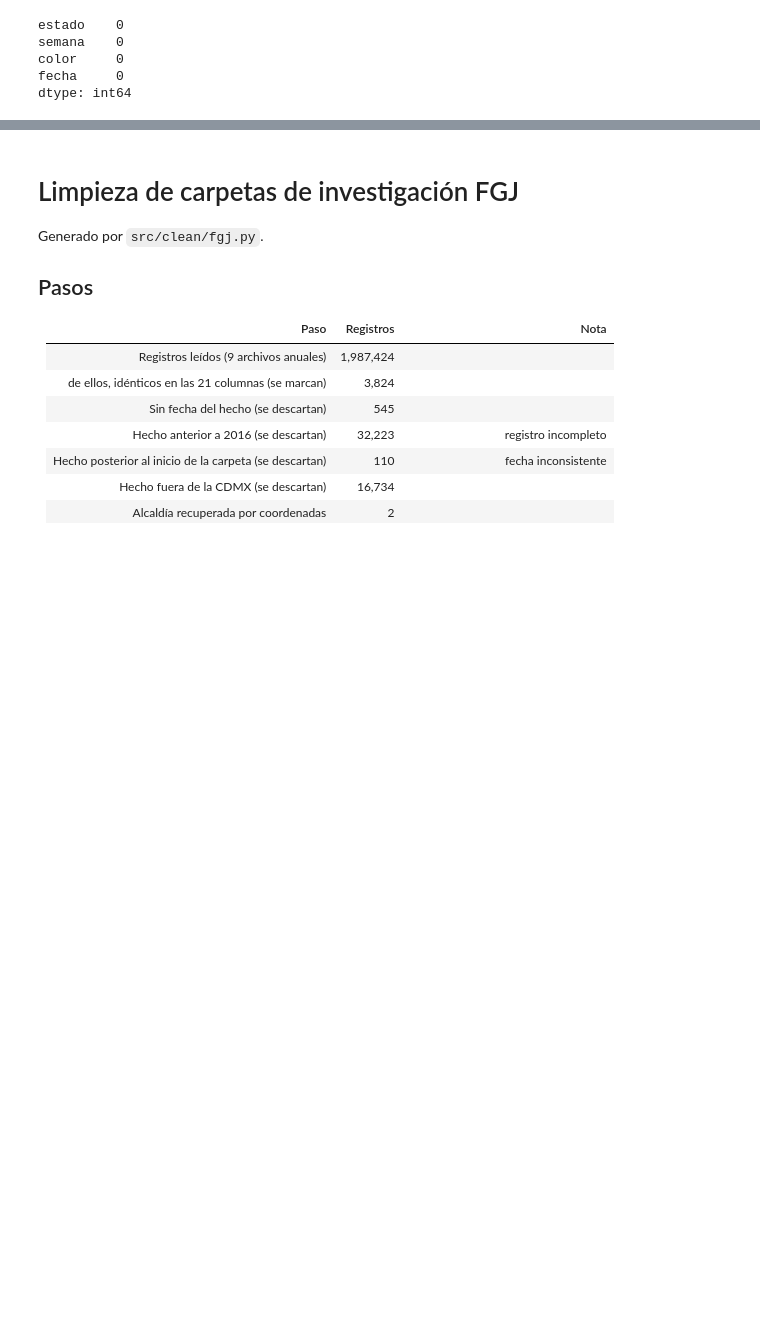
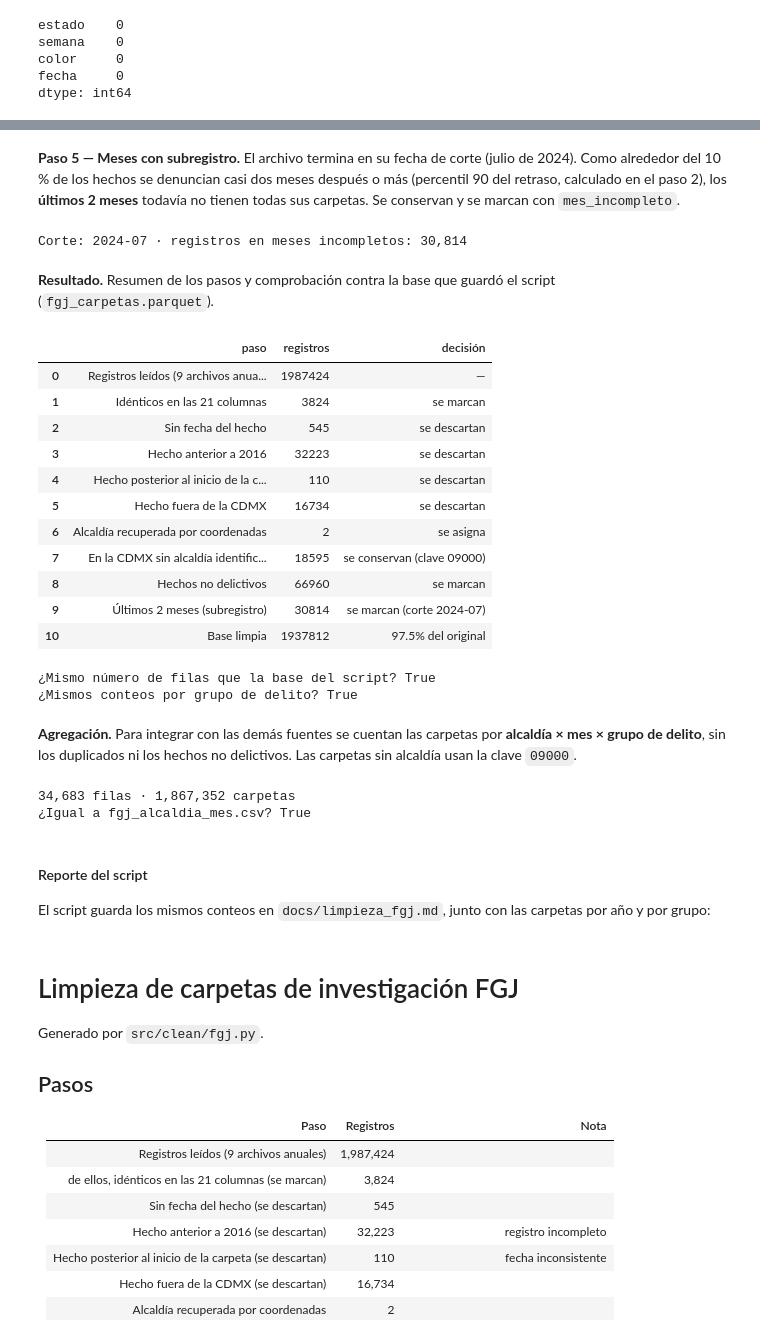
Before and after one commit to Angel788/Analisis-pandemia-covid-19, a Jupyter notebook: notebooks/01_limpieza_datasets.ipynb, the cells around one changed output, grey strips where cells are left out. Saved outputs shown, nothing was run; the diff lists cells and outputs as text; code cells hidden in the pictures; blank space fills up the shorter version.

```diff
--- a/notebooks/01_limpieza_datasets.ipynb
+++ b/notebooks/01_limpieza_datasets.ipynb
@@ -90,3 +300,58 @@ Reporte generado por el script:
+# %% [markdown]
+**Paso 5 — Meses con subregistro.** El archivo termina en su fecha de corte (julio de 2024). Como alrededor del 10 % de los hechos se denuncian casi dos meses después o más (percentil 90 del retraso, calculado en el paso 2), los **últimos 2 meses** todavía no tienen todas sus carpetas. Se conservan y se marcan con `mes_incompleto`.
+# %%
+ultimo_mes = fgj.fecha_inicio.max().to_period("M")
+fgj["mes"] = fgj.fecha_hecho.dt.to_period("M").dt.to_timestamp()
+fgj["mes_incompleto"] = fgj.fecha_hecho.dt.to_period("M") > ultimo_mes - 2
+pasos_fgj.append(("Últimos 2 meses (subregistro)", int(fgj.mes_incompleto.sum()), f"se marcan (corte {ultimo_mes})"))
+print(f"Corte: {ultimo_mes} · registros en meses incompletos: {fgj.mes_incompleto.sum():,}")
+# %% [output]
+Corte: 2024-07 · registros en meses incompletos: 30,814
+# %% [markdown]
+**Resultado.** Resumen de los pasos y comprobación contra la base que guardó el script (`fgj_carpetas.parquet`).
+# %%
+pasos_fgj.append(("Base limpia", len(fgj), f"{len(fgj) / pasos_fgj[0][1]:.1%} del original"))
+display(pd.DataFrame(pasos_fgj, columns=["paso", "registros", "decisión"]))
+
+del_script = pd.read_parquet(INTERIM / "fgj_carpetas.parquet", columns=["grupo_delito", "cve_alcaldia"])
+print("¿Mismo número de filas que la base del script?", len(del_script) == len(fgj))
+print("¿Mismos conteos por grupo de delito?",
+      del_script.grupo_delito.value_counts().sort_index().equals(fgj.grupo_delito.value_counts().sort_index()))
+del del_script
+# %% [output]
+|  | paso | registros | decisión |
+| 0 | Registros leídos (9 archivos anua... | 1987424 | — |
+| 1 | Idénticos en las 21 columnas | 3824 | se marcan |
+| 2 | Sin fecha del hecho | 545 | se descartan |
+| 3 | Hecho anterior a 2016 | 32223 | se descartan |
+| 4 | Hecho posterior al inicio de la c... | 110 | se descartan |
+| 5 | Hecho fuera de la CDMX | 16734 | se descartan |
+| 6 | Alcaldía recuperada por coordenadas | 2 | se asigna |
+| 7 | En la CDMX sin alcaldía identific... | 18595 | se conservan (clave 09000) |
+| 8 | Hechos no delictivos | 66960 | se marcan |
+| 9 | Últimos 2 meses (subregistro) | 30814 | se marcan (corte 2024-07) |
+| 10 | Base limpia | 1937812 | 97.5% del original |
+¿Mismo número de filas que la base del script? True
+¿Mismos conteos por grupo de delito? True
+# %% [markdown]
+**Agregación.** Para integrar con las demás fuentes se cuentan las carpetas por **alcaldía × mes × grupo de delito**, sin los duplicados ni los hechos no delictivos. Las carpetas sin alcaldía usan la clave `09000`.
+# %%
+base_fgj = fgj[~fgj.duplicado_exacto & fgj.grupo_delito.ne("hecho_no_delictivo")]
+agregado_fgj = (base_fgj.assign(cve_alcaldia=base_fgj.cve_alcaldia.fillna("09000"))
+                        .groupby(["cve_alcaldia", "mes", "grupo_delito", "dimension_delito"], observed=True)
+                        .size().rename("carpetas").reset_index())
+print(f"{len(agregado_fgj):,} filas · {agregado_fgj.carpetas.sum():,} carpetas")
+
+del_script = pd.read_csv(INTERIM / "fgj_alcaldia_mes.csv")
+print("¿Igual a fgj_alcaldia_mes.csv?",
+      len(del_script) == len(agregado_fgj) and del_script.carpetas.sum() == agregado_fgj.carpetas.sum())
+del fgj, base_fgj, del_script
+# %% [output]
+34,683 filas · 1,867,352 carpetas
+¿Igual a fgj_alcaldia_mes.csv? True
+# %% [markdown]
+#### Reporte del script
+El script guarda los mismos conteos en `docs/limpieza_fgj.md`, junto con las carpetas por año y por grupo:
 # %%
 display(Markdown((DOCS / "limpieza_fgj.md").read_text(encoding="utf-8")))
 # %% [output]
```
Also changed, not shown: parts of 60 cells of this notebook, 13 other files.
